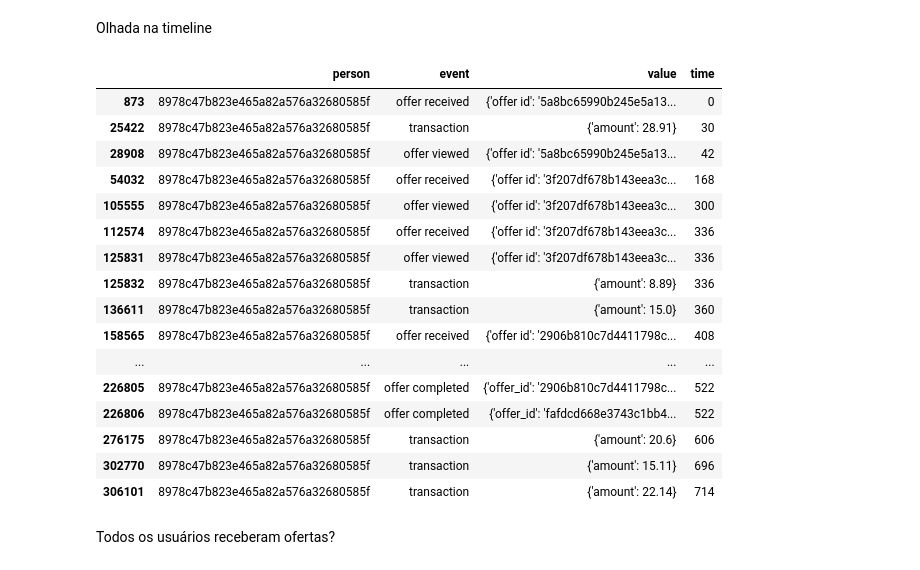
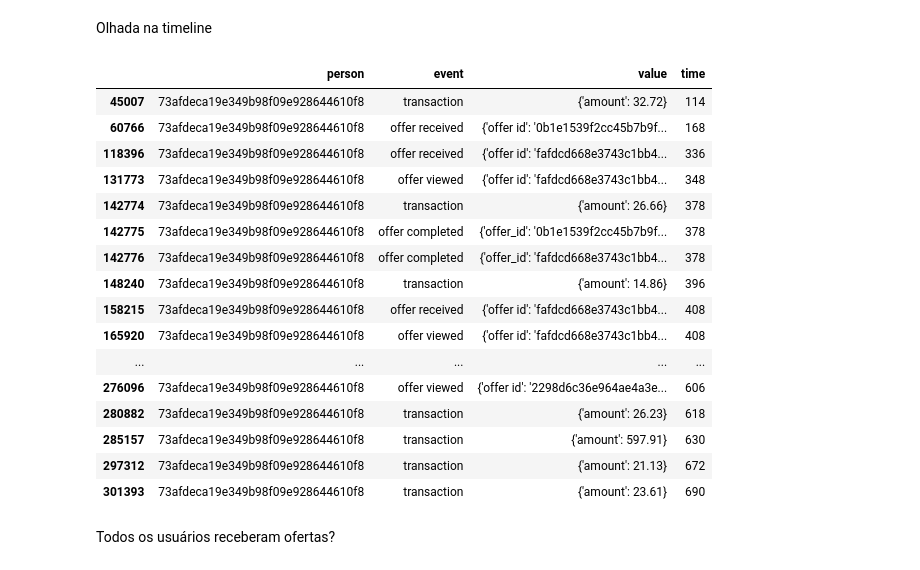
Before and after one commit to IsmaelMiranda11/capstone_project_offer_starbucks, a Jupyter notebook: Data Preparation.ipynb, the cells around one changed output. Saved outputs shown, nothing was run; the diff lists cells and outputs as text; code cells hidden in the pictures.

```diff
--- a/Data Preparation.ipynb
+++ b/Data Preparation.ipynb
@@ -106,26 +106,26 @@ map_profile = json.load(open('mapper_id/profile_ids.json'))
 Olhada na timeline
 # %%
 # Por usuário
-cond = transcript.person == '8978c47b823e465a82a576a32680585f'
+cond = transcript.person == '73afdeca19e349b98f09e928644610f8'
 transcript.loc[cond]
 # %% [output]
 |  | person | event | value | time |
-| 873 | 8978c47b823e465a82a576a32680585f | offer received | {'offer id': '5a8bc65990b245e5a13... | 0 |
-| 25422 | 8978c47b823e465a82a576a32680585f | transaction | {'amount': 28.91} | 30 |
-| 28908 | 8978c47b823e465a82a576a32680585f | offer viewed | {'offer id': '5a8bc65990b245e5a13... | 42 |
-| 54032 | 8978c47b823e465a82a576a32680585f | offer received | {'offer id': '3f207df678b143eea3c... | 168 |
-| 105555 | 8978c47b823e465a82a576a32680585f | offer viewed | {'offer id': '3f207df678b143eea3c... | 300 |
-| 112574 | 8978c47b823e465a82a576a32680585f | offer received | {'offer id': '3f207df678b143eea3c... | 336 |
-| 125831 | 8978c47b823e465a82a576a32680585f | offer viewed | {'offer id': '3f207df678b143eea3c... | 336 |
-| 125832 | 8978c47b823e465a82a576a32680585f | transaction | {'amount': 8.89} | 336 |
-| 136611 | 8978c47b823e465a82a576a32680585f | transaction | {'amount': 15.0} | 360 |
-| 158565 | 8978c47b823e465a82a576a32680585f | offer received | {'offer id': '2906b810c7d4411798c... | 408 |
+| 45007 | 73afdeca19e349b98f09e928644610f8 | transaction | {'amount': 32.72} | 114 |
+| 60766 | 73afdeca19e349b98f09e928644610f8 | offer received | {'offer id': '0b1e1539f2cc45b7b9f... | 168 |
+| 118396 | 73afdeca19e349b98f09e928644610f8 | offer received | {'offer id': 'fafdcd668e3743c1bb4... | 336 |
+| 131773 | 73afdeca19e349b98f09e928644610f8 | offer viewed | {'offer id': 'fafdcd668e3743c1bb4... | 348 |
+| 142774 | 73afdeca19e349b98f09e928644610f8 | transaction | {'amount': 26.66} | 378 |
+| 142775 | 73afdeca19e349b98f09e928644610f8 | offer completed | {'offer_id': '0b1e1539f2cc45b7b9f... | 378 |
+| 142776 | 73afdeca19e349b98f09e928644610f8 | offer completed | {'offer_id': 'fafdcd668e3743c1bb4... | 378 |
+| 148240 | 73afdeca19e349b98f09e928644610f8 | transaction | {'amount': 14.86} | 396 |
+| 158215 | 73afdeca19e349b98f09e928644610f8 | offer received | {'offer id': 'fafdcd668e3743c1bb4... | 408 |
+| 165920 | 73afdeca19e349b98f09e928644610f8 | offer viewed | {'offer id': 'fafdcd668e3743c1bb4... | 408 |
 | ... | ... | ... | ... | ... |
-| 226805 | 8978c47b823e465a82a576a32680585f | offer completed | {'offer_id': '2906b810c7d4411798c... | 522 |
-| 226806 | 8978c47b823e465a82a576a32680585f | offer completed | {'offer_id': 'fafdcd668e3743c1bb4... | 522 |
-| 276175 | 8978c47b823e465a82a576a32680585f | transaction | {'amount': 20.6} | 606 |
-| 302770 | 8978c47b823e465a82a576a32680585f | transaction | {'amount': 15.11} | 696 |
-| 306101 | 8978c47b823e465a82a576a32680585f | transaction | {'amount': 22.14} | 714 |
+| 276096 | 73afdeca19e349b98f09e928644610f8 | offer viewed | {'offer id': '2298d6c36e964ae4a3e... | 606 |
+| 280882 | 73afdeca19e349b98f09e928644610f8 | transaction | {'amount': 26.23} | 618 |
+| 285157 | 73afdeca19e349b98f09e928644610f8 | transaction | {'amount': 597.91} | 630 |
+| 297312 | 73afdeca19e349b98f09e928644610f8 | transaction | {'amount': 21.13} | 672 |
+| 301393 | 73afdeca19e349b98f09e928644610f8 | transaction | {'amount': 23.61} | 690 |
 # %% [markdown]
 Todos os usuários receberam ofertas?
 # %%
```
Also changed, not shown: 4 other files.
